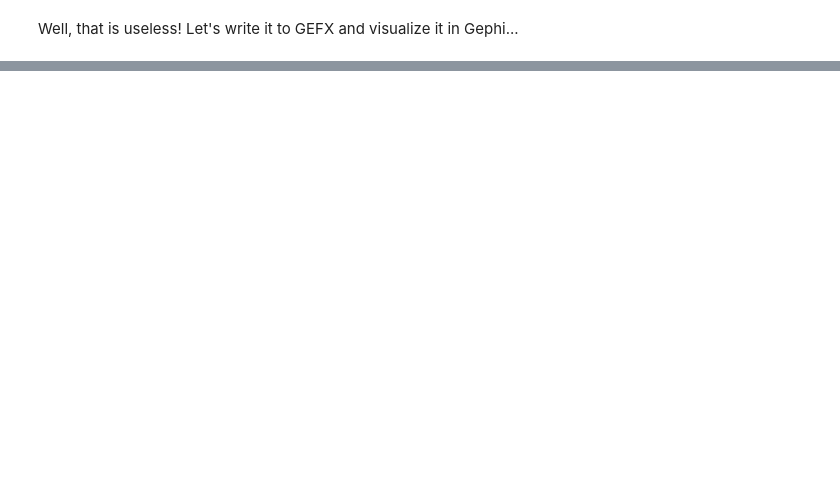
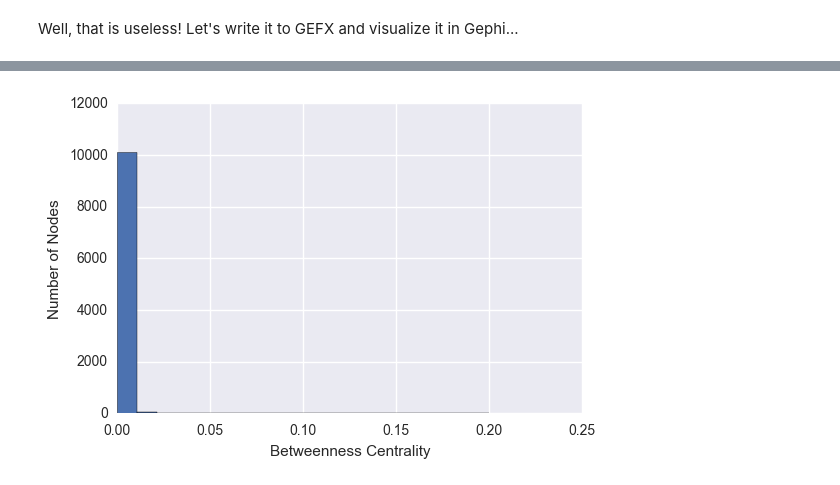
Before and after one commit to jrs33/Converse_Product_Launch, a Jupyter notebook: chuck_ii.ipynb, the cells around one changed output, grey strips where cells are left out. Cells and saved outputs as stored; diff of their text form; code cells hidden in the pictures; blank space fills up the shorter version.

```diff
--- a/chuck_ii.ipynb
+++ b/chuck_ii.ipynb
@@ -686,0 +838,10 @@ Interactive namespace is empty.
+# %%
+%matplotlib inline
+
+betw_cent = np.array(list(nx.betweenness_centrality(G).values()))
+
+plt.hist(betw_cent, bins = np.linspace(0, 0.2, 20))
+plt.xlabel('Betweenness Centrality')
+_=plt.ylabel('Number of Nodes')
+# %% [output]
+[figure, added]
```
Also changed, not shown: parts of 39 cells of this notebook, 2 other files.
